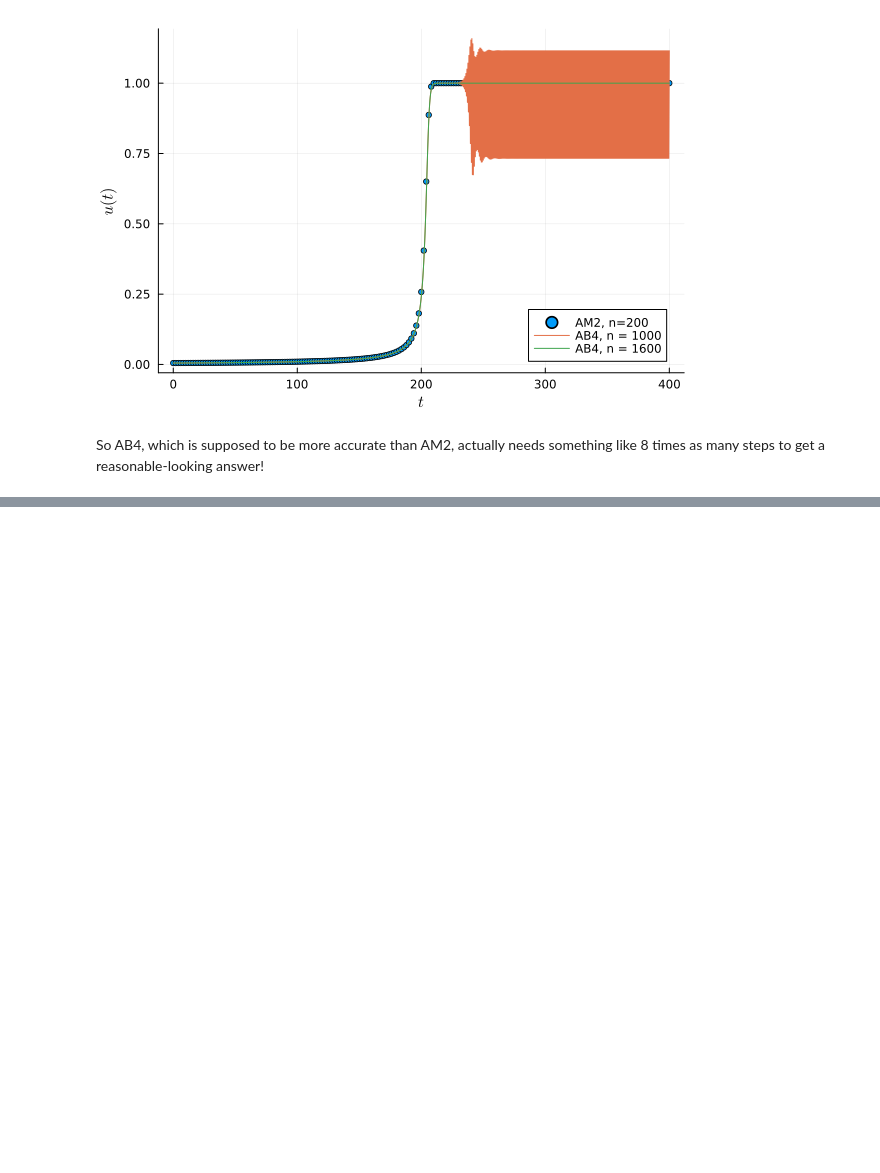
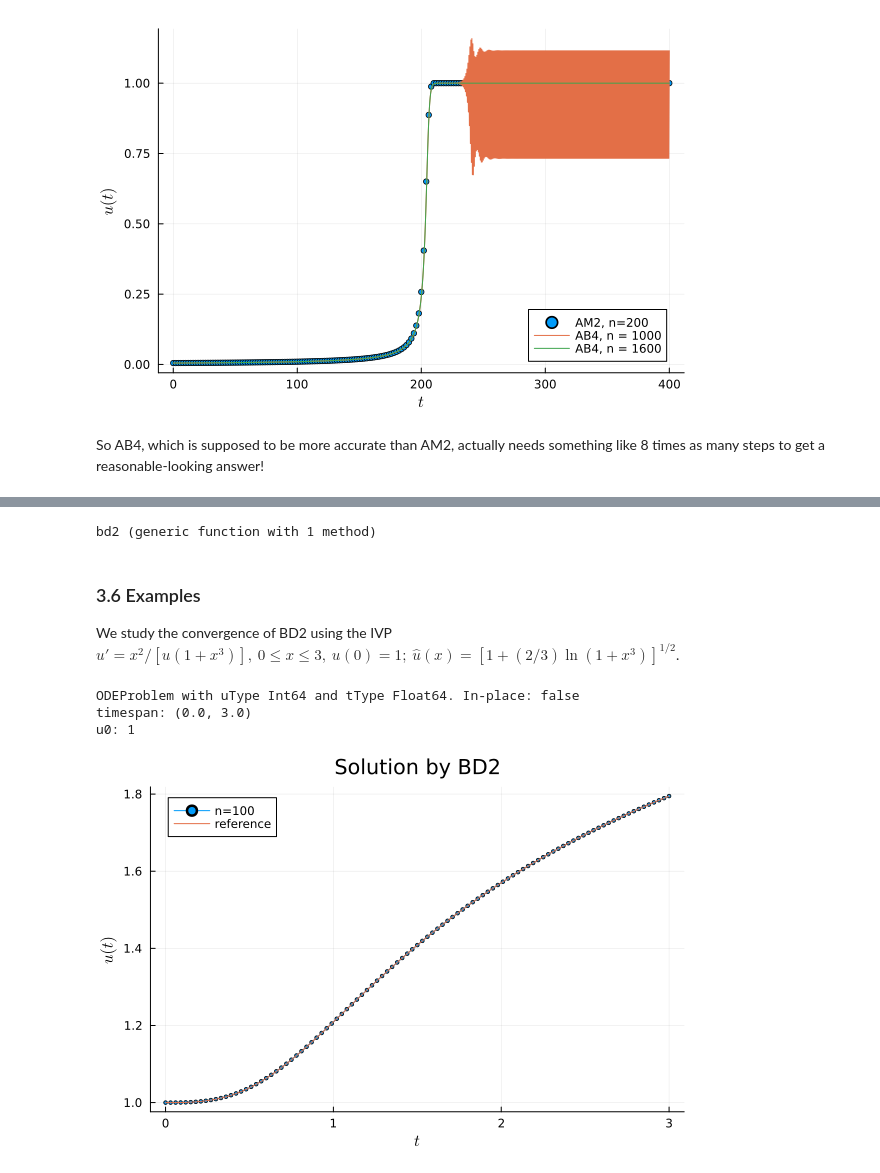
Before and after one commit to zhufang9819/julia-implement-numerical-ode-pde, a Jupyter notebook: numerical_ode_methods/multistep_methods/multistep.ipynb, the cells around one changed output, grey strips where cells are left out. Drawn from its saved outputs; the diff is of its cells as text; code cells hidden in the pictures; blank space fills up the shorter version.

Commit message:
second-order backward differentiation formula

```diff
--- a/numerical_ode_methods/multistep_methods/multistep.ipynb
+++ b/numerical_ode_methods/multistep_methods/multistep.ipynb
@@ -303,0 +329,67 @@ So AB4, which is supposed to be more accurate than AM2, actually needs something
+# %%
+"""
+    bd2(ivp,n)
+
+Apply the backward differentiation 2nd order method to solve given IVP using
+`n` time steps. Return a vector of times and a vector of solution values.
+"""
+
+function bd2(ivp, n)
+    # Time discretization.
+    a, b = ivp.tspan
+    h = (b - a) / n
+    t = [ a + i*h for i in 0:n]
+
+
+    # Constants in the BD2 method.
+    k = 2; σ = [4, -1]/3;
+
+    # Find the starting values by RK4.
+    u = fill(float(ivp.u0), n+1)
+    rkivp = ODEProblem(ivp.f, ivp.u0, (a, a+(k-1)*h), ivp.p)
+    ts, us = rk4(rkivp, k-1)
+    u[1:k] .= us
+
+    # Compute history of f' values, from newest to oldest.
+    f = [ ivp.f(u[k-i], ivp.p, t[k-i]) for i in 1:k-1 ]
+
+    # Time stepping.
+    for i in k:n
+        # Data that does not depend on the new value.
+        known = sum(u[i-j+1]*σ[j] for j in 1:k)
+
+        # Find a root for the new value.
+        g = z -> z - (2/3)*h*ivp.f(z, ivp.p, t[i+1]) - known
+        unew = levenberg(g, known)
+        u[i+1] = unew[end]
+    end
+    return t, u
+end
+# %% [output]
+bd2 (generic function with 1 method)
+# %% [markdown]
+### 3.6 Examples
+We study the convergence of BD2 using the IVP $u' = x^2/[u(1+x^3)],\ 0 \le x \le 3, \ u(0) =1;\ \hat{u}(x) =[1+(2/3)\ln (1+x^3)]^{1/2}$.
+# %%
+f = (u,p,t) -> t^2/(u*(1+t^3))
+tspan = (0., 3.)
+u0 = 1
+u_exact = t -> sqrt((1 + (2/3)*log(1+t^3)))
+# f = (u,p,t) -> sin((t+u)^2);
+# tspan = (0.0,4.0);
+# u0 = -1.0;
+
+ivp = ODEProblem(f, u0, tspan)
+# %% [output]
+ODEProblem with uType Int64 and tType Float64. In-place: false
+timespan: (0.0, 3.0)
+u0: 1
+# %%
+t, u = bd2(ivp, 100)
+
+plot(t, u, m=2, label="n=100",
+xlabel = L"t", ylabel=L"u(t)", title = "Solution by BD2")
+
+plot!(t, u_exact, label="reference")
+# %% [output]
+[figure, added]
```
Also changed, not shown: parts of 6 cells of this notebook.
